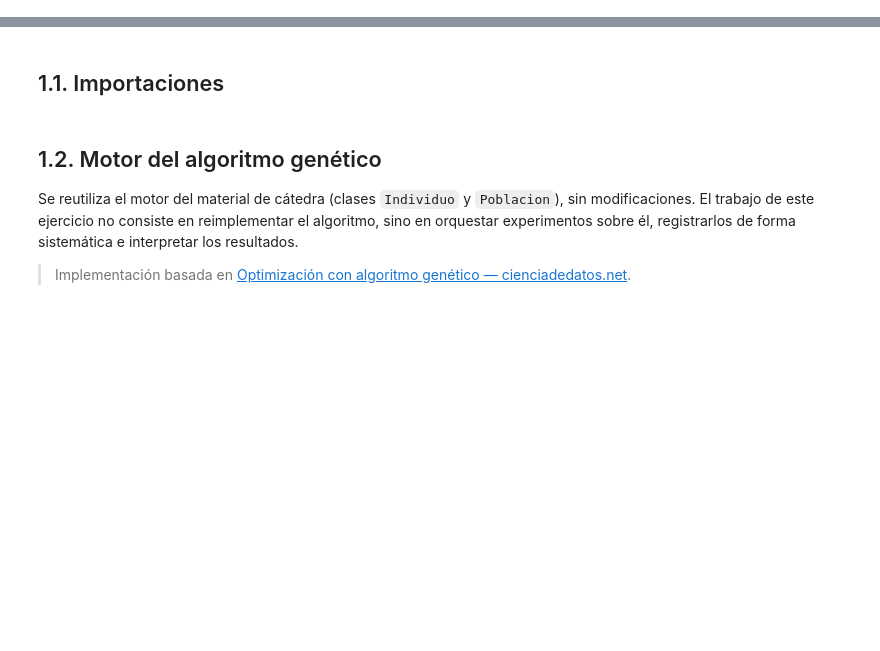
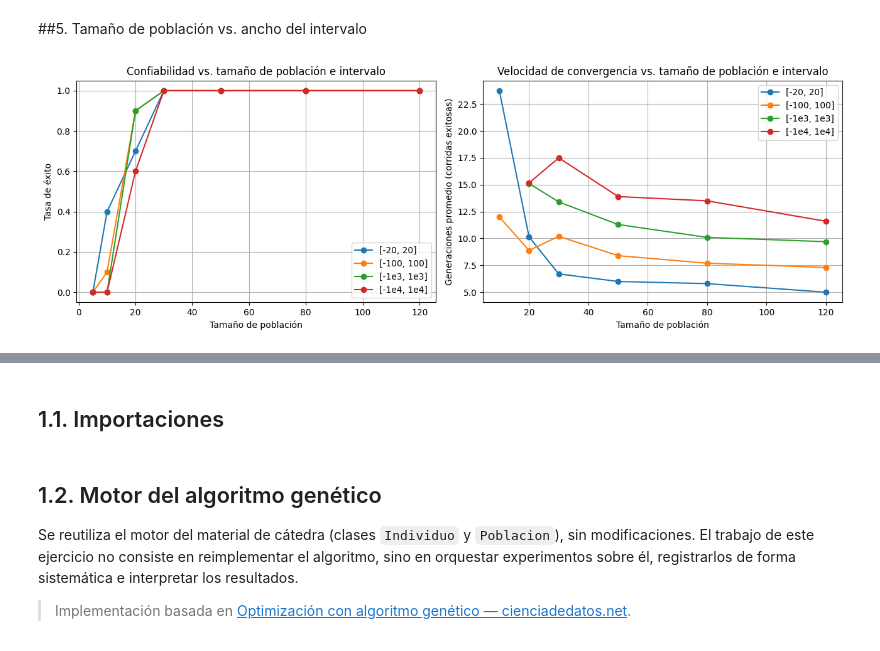
Before and after one commit to Santibareiro27/Inteligencia-Computacional, a Jupyter notebook: RA3_TP6/RA3_Trabajo_práctico_N°_6_G8.ipynb, the cells around one changed output, grey strips where cells are left out. Saved outputs shown, nothing was run; the diff lists cells and outputs as text; code cells hidden in the pictures; blank space fills up the shorter version.

```diff
--- a/RA3_TP6/RA3_Trabajo_práctico_N°_6_G8.ipynb
+++ b/RA3_TP6/RA3_Trabajo_práctico_N°_6_G8.ipynb
@@ -2,0 +268,41 @@
+# %% [markdown]
+##5. Tamaño de población vs. ancho del intervalo
+# %%
+def run_repeated(bounds, pop_size, n_reps=10, base_seed=2000, **kwargs):
+    successes, gens_ok = 0, []
+    threshold = kwargs.get("fitness_target", 0.999999)
+    for r in range(n_reps):
+        res = run_ga_deap(bounds, pop_size=pop_size, seed=base_seed + r, **kwargs)
+        if res["best_fitness"] >= threshold:
+            successes += 1
+            gens_ok.append(res["generations_run"])
+    return successes / n_reps, (np.mean(gens_ok) if gens_ok else np.nan)
+
+
+POP_SIZES = [5, 10, 20, 30, 50, 80, 120]
+INTERVALS = {"[-20, 20]": (-20, 20), "[-100, 100]": (-100, 100),
+             "[-1e3, 1e3]": (-1e3, 1e3), "[-1e4, 1e4]": (-1e4, 1e4)}
+KW = dict(generations=200, selection="torneo", pc=0.8, pm=0.1,
+          sigma_frac=0.05, elite_preserve=1, patience=40, n_reps=10)
+
+rate_by_int, gens_by_int = {}, {}
+for label, bnd in INTERVALS.items():
+    rates, gens = [], []
+    for p in POP_SIZES:
+        r, g = run_repeated(bnd, p, **KW)
+        rates.append(r); gens.append(g)
+    rate_by_int[label], gens_by_int[label] = rates, gens
+# %%
+fig, axes = plt.subplots(1, 2, figsize=(13, 4.5))
+for label in INTERVALS:
+    axes[0].plot(POP_SIZES, rate_by_int[label], marker="o", label=label)
+axes[0].set_xlabel("Tamaño de población"); axes[0].set_ylabel("Tasa de éxito")
+axes[0].set_title("Confiabilidad vs. tamaño de población e intervalo"); axes[0].legend()
+
+for label in INTERVALS:
+    axes[1].plot(POP_SIZES, gens_by_int[label], marker="o", label=label)
+axes[1].set_xlabel("Tamaño de población"); axes[1].set_ylabel("Generaciones promedio (corridas exitosas)")
+axes[1].set_title("Velocidad de convergencia vs. tamaño de población e intervalo"); axes[1].legend()
+plt.tight_layout(); plt.show()
+# %% [output]
+[figure, added]
```
Also changed, not shown: parts of 49 cells of this notebook.
